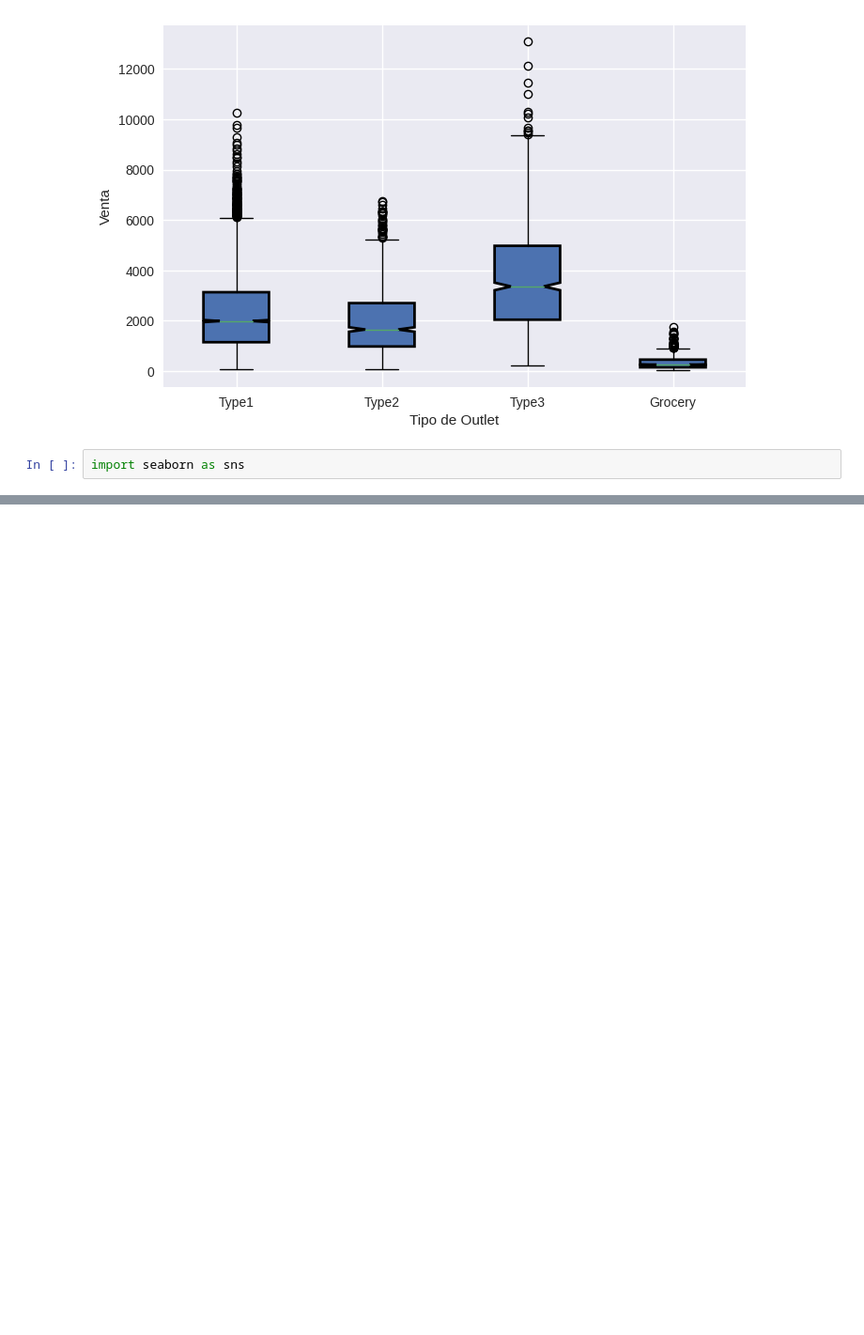
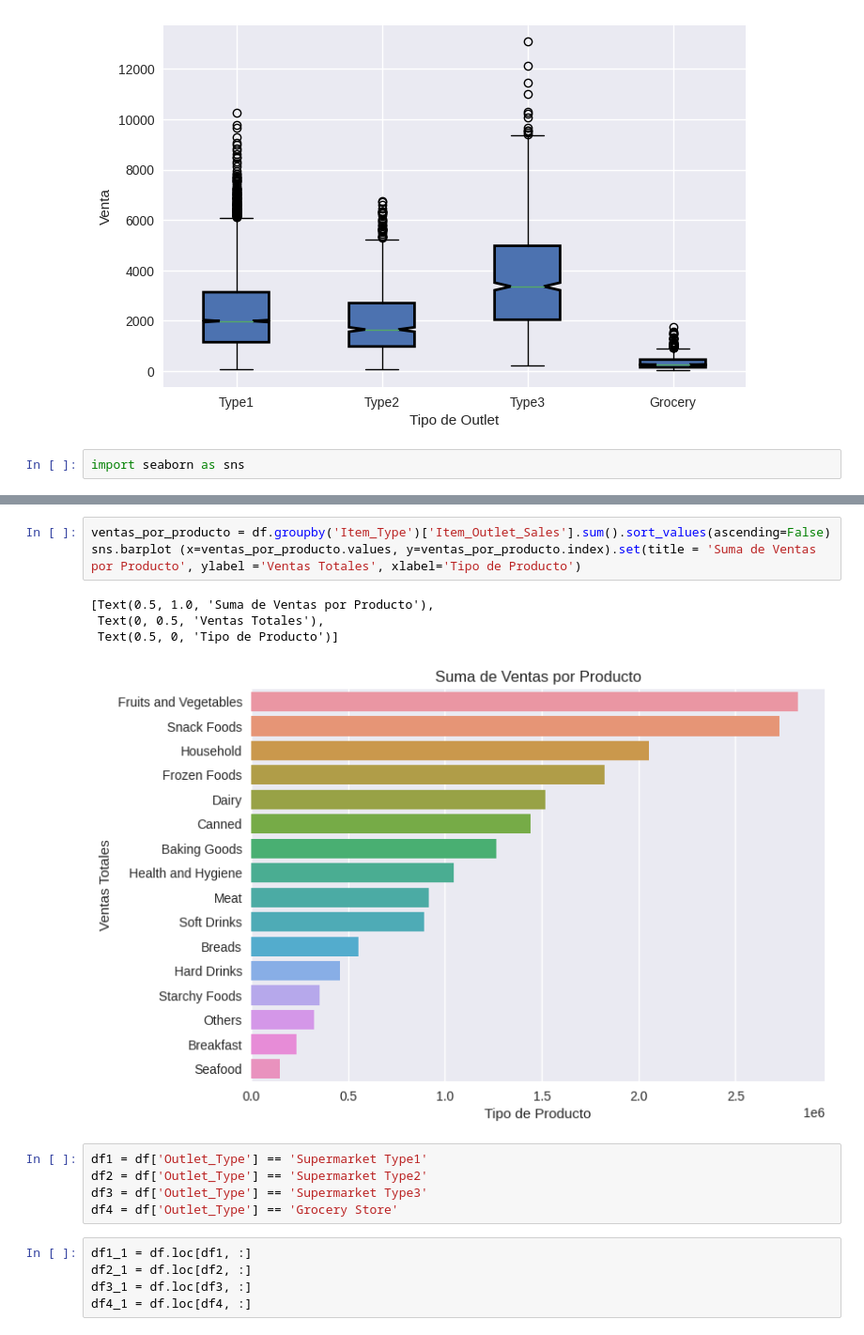
Before and after one commit to M-bytes/CD_Flash_DS, a Jupyter notebook: Copia_de_Sales_predictions.ipynb, the cells around one changed output, grey strips where cells are left out. Shown at 94% size. Drawn from its saved outputs; the diff is of its cells as text; blank space fills up the shorter version.

```diff
--- a/Copia_de_Sales_predictions.ipynb
+++ b/Copia_de_Sales_predictions.ipynb
@@ -211,0 +224,18 @@ sns.heatmap(corr, cmap = 'Greens', annot = True)
+# %%
+ventas_por_producto = df.groupby('Item_Type')['Item_Outlet_Sales'].sum().sort_values(ascending=False)
+sns.barplot (x=ventas_por_producto.values, y=ventas_por_producto.index).set(title = 'Suma de Ventas por Producto', ylabel ='Ventas Totales', xlabel='Tipo de Producto')
+# %% [output]
+[Text(0.5, 1.0, 'Suma de Ventas por Producto'),
+ Text(0, 0.5, 'Ventas Totales'),
+ Text(0.5, 0, 'Tipo de Producto')]
+[figure, added]
+# %%
+df1 = df['Outlet_Type'] == 'Supermarket Type1'
+df2 = df['Outlet_Type'] == 'Supermarket Type2'
+df3 = df['Outlet_Type'] == 'Supermarket Type3'
+df4 = df['Outlet_Type'] == 'Grocery Store'
+# %%
+df1_1 = df.loc[df1, :]
+df2_1 = df.loc[df2, :]
+df3_1 = df.loc[df3, :]
+df4_1 = df.loc[df4, :]
```
Also changed, not shown: parts of 7 cells of this notebook.
